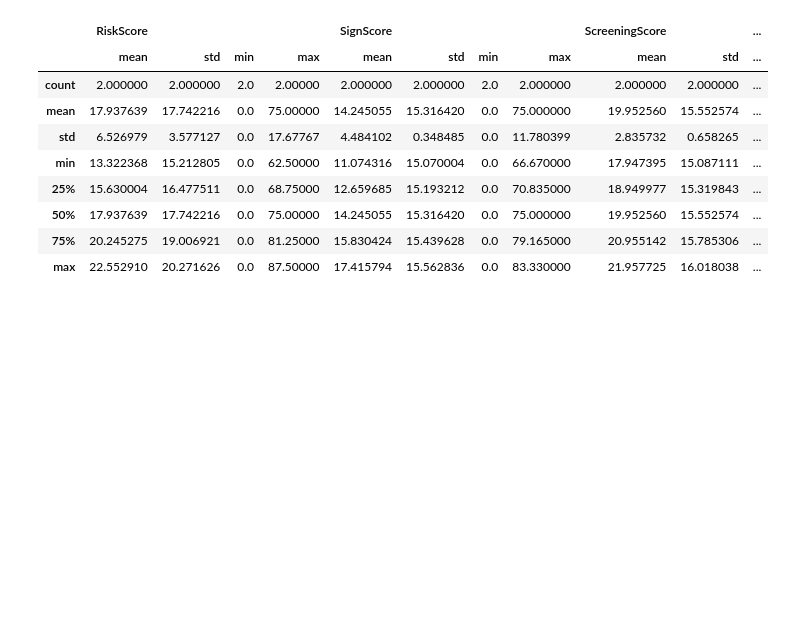
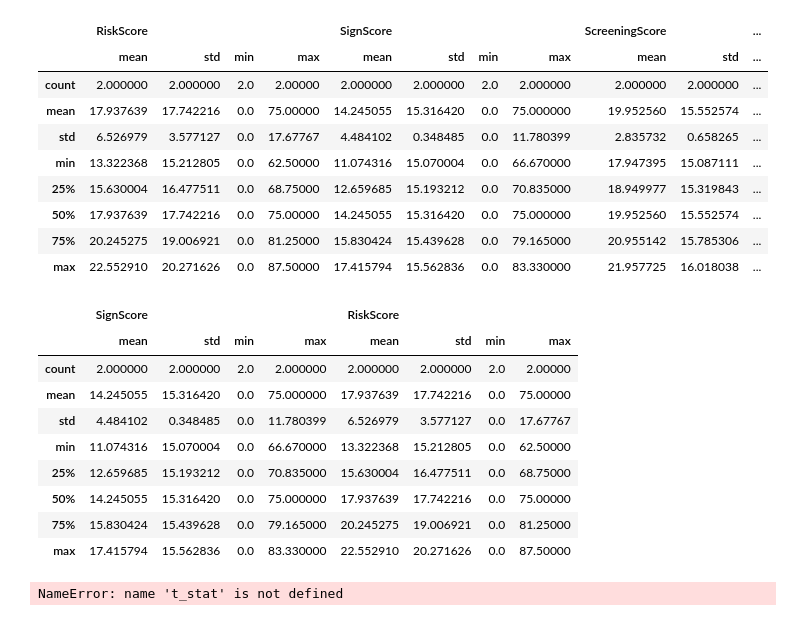
Before and after one commit to 254Bit/StataWork, a Jupyter notebook: WRA Data.ipynb, the cells around one changed output. Drawn from its saved outputs; the diff is of its cells as text; code cells hidden in the pictures; blank space fills up the shorter version.

Commit message:
t-test

```diff
--- a/WRA Data.ipynb
+++ b/WRA Data.ipynb
@@ -133,3 +142,21 @@ df.describe(include='all')
 | 50% | 17.937639 | 17.742216 | 0.0 | 75.00000 | 14.245055 | 15.316420 | 0.0 | 75.000000 | 19.952560 | 15.552574 | ... |
 | 75% | 20.245275 | 19.006921 | 0.0 | 81.25000 | 15.830424 | 15.439628 | 0.0 | 79.165000 | 20.955142 | 15.785306 | ... |
 | max | 22.552910 | 20.271626 | 0.0 | 87.50000 | 17.415794 | 15.562836 | 0.0 | 83.330000 | 21.957725 | 16.018038 | ... |
+# %%
+df[['SignScore','RiskScore']].describe()
+# %% [output]
+|  | SignScore |  |  |  | RiskScore |  |  |  |
+|  | mean | std | min | max | mean | std | min | max |
+| count | 2.000000 | 2.000000 | 2.0 | 2.000000 | 2.000000 | 2.000000 | 2.0 | 2.00000 |
+| mean | 14.245055 | 15.316420 | 0.0 | 75.000000 | 17.937639 | 17.742216 | 0.0 | 75.00000 |
+| std | 4.484102 | 0.348485 | 0.0 | 11.780399 | 6.526979 | 3.577127 | 0.0 | 17.67767 |
+| min | 11.074316 | 15.070004 | 0.0 | 66.670000 | 13.322368 | 15.212805 | 0.0 | 62.50000 |
+| 25% | 12.659685 | 15.193212 | 0.0 | 70.835000 | 15.630004 | 16.477511 | 0.0 | 68.75000 |
+| 50% | 14.245055 | 15.316420 | 0.0 | 75.000000 | 17.937639 | 17.742216 | 0.0 | 75.00000 |
+| 75% | 15.830424 | 15.439628 | 0.0 | 79.165000 | 20.245275 | 19.006921 | 0.0 | 81.25000 |
+| max | 17.415794 | 15.562836 | 0.0 | 83.330000 | 22.552910 | 20.271626 | 0.0 | 87.50000 |
+# %%
+# Perform one sample t-test
+t_stat
+# %% [output]
+NameError: name 't_stat' is not defined
```
Also changed, not shown: parts of 2 cells of this notebook.
